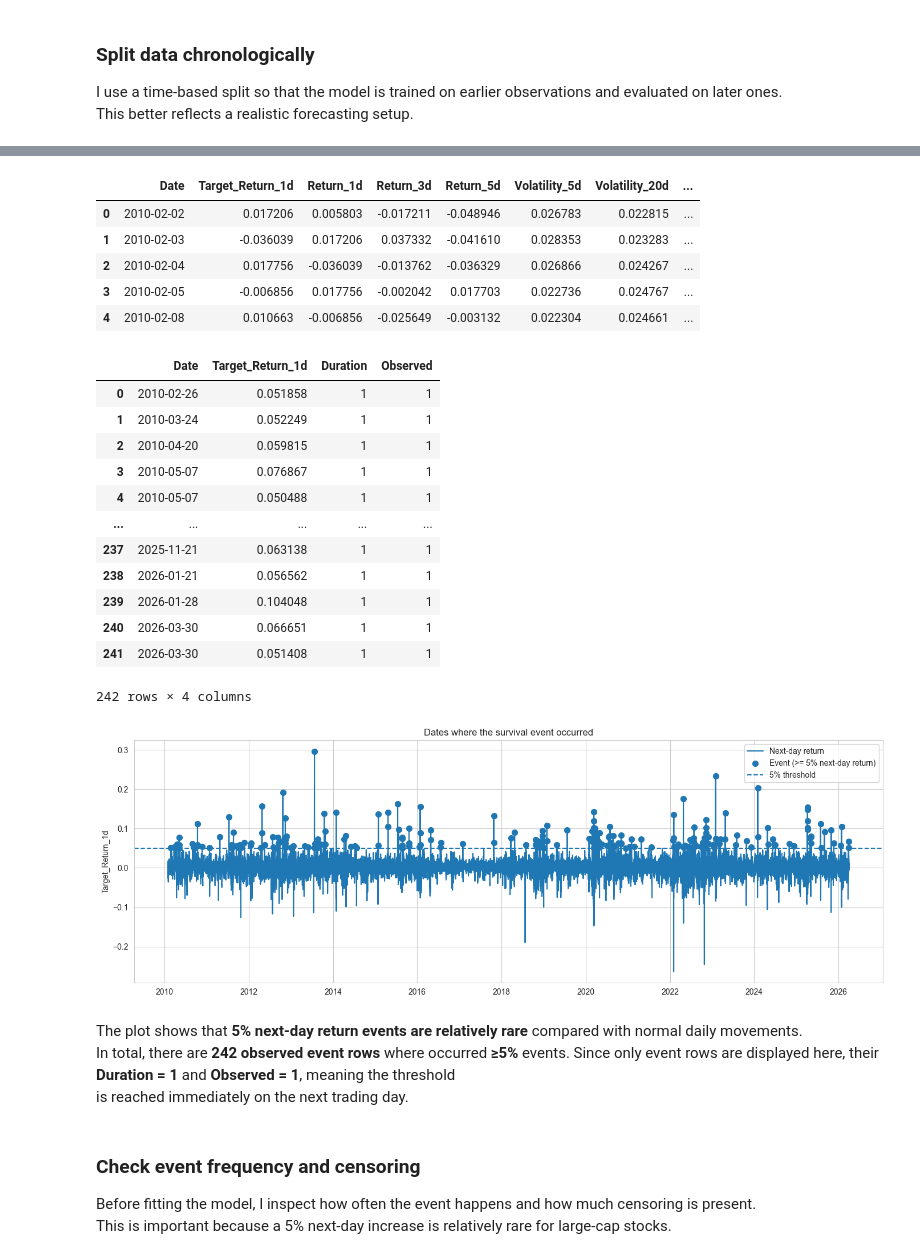
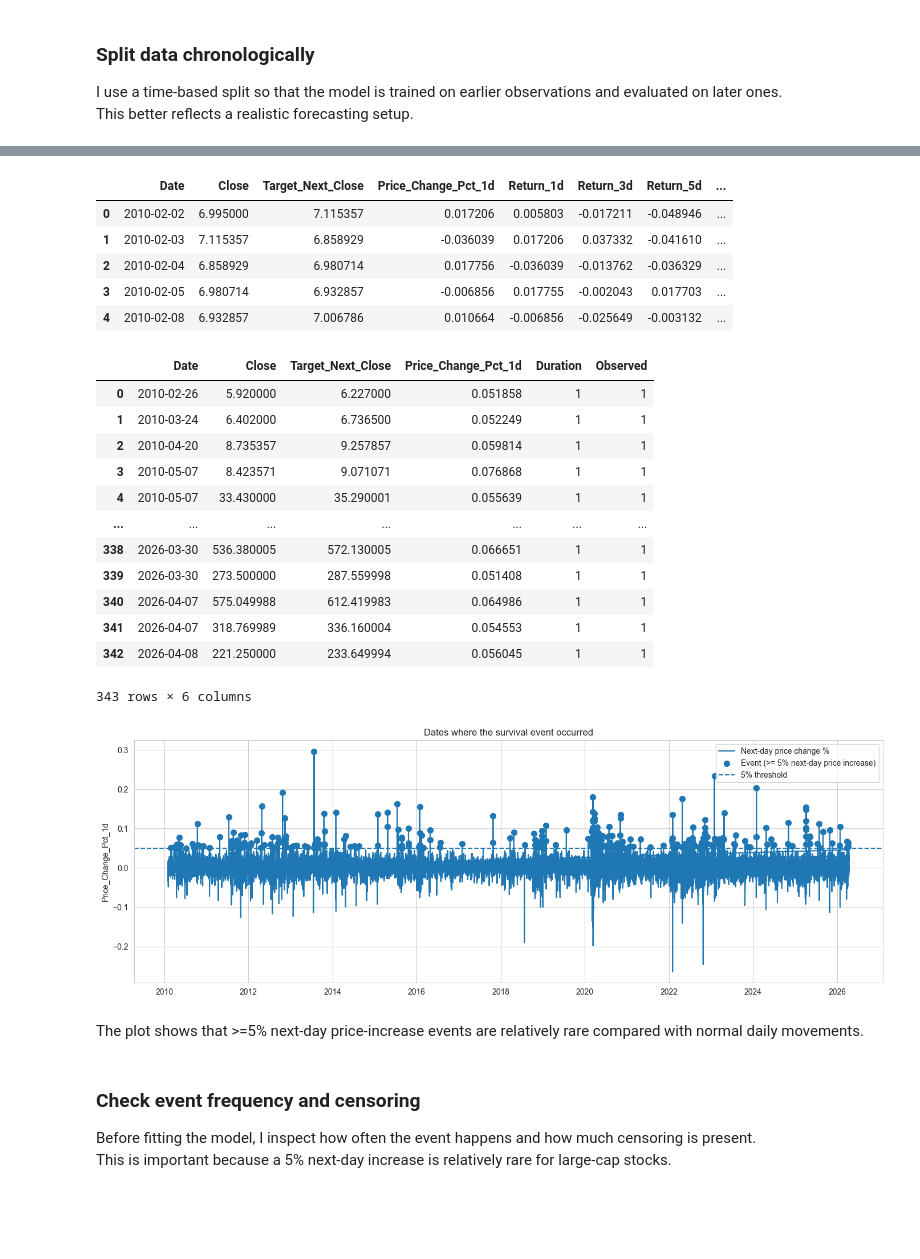
Before and after one commit to everyonehatesLin3lis/ts_project, a Jupyter notebook: 02_magic/03_models/03_survival.ipynb, the cells around one changed output, grey strips where cells are left out. Drawn from its saved outputs; the diff is of its cells as text; code cells hidden in the pictures; blank space fills up the shorter version.

```diff
--- a/02_magic/03_models/03_survival.ipynb
+++ b/02_magic/03_models/03_survival.ipynb
@@ -45,6 +46,9 @@ df_surv = df.copy()
 
 df_surv["Date"] = pd.to_datetime(df_surv["Date"])
 df_surv = df_surv.sort_values(["Ticker", "Date"]).reset_index(drop=True)
+
+df_surv["Target_Next_Close"] = df_surv.groupby("Ticker")["Close"].shift(-1)
+df_surv["Price_Change_Pct_1d"] = (df_surv["Target_Next_Close"] / df_surv["Close"]) - 1
 
 df_surv["Log_Volume"] = np.log1p(df_surv["Volume"])
 
@@ -60,10 +64,10 @@ numeric_features = [
 
 categorical_features = ["Ticker", "Weekday", "Month"]
 
-base_cols = ["Date", "Target_Return_1d"] + numeric_features + categorical_features
+base_cols = ["Date", "Close", "Target_Next_Close", "Price_Change_Pct_1d"] + numeric_features + categorical_features
 df_surv = df_surv[base_cols].copy()
 
-df_surv = df_surv.dropna(subset=numeric_features + ["Target_Return_1d"]).reset_index(drop=True)
+df_surv = df_surv.dropna(subset=numeric_features + ["Price_Change_Pct_1d", "Target_Next_Close", "Close"]).reset_index(drop=True)
 
 df_surv.head()
 # %% [output]
@@ -112,15 +110,15 @@ def build_survival_dataset(data, threshold=0.05):
     """
     Create survival targets for each ticker and keep the Ticker column.
 
-    Computes whether a 5% next-day return event occurs, how many trading days
-    remain until that event, and whether the event is observed or right-censored.
+    Computes whether a >=5% next-day price-increase event occurs, how many trading
+    days remain until that event, and whether the event is observed or right-censored.
     """
     def per_ticker(group):
         ticker = group.name
         g = group.sort_values("Date").copy()
         g["Ticker"] = ticker
 
-        event_now = (g["Target_Return_1d"] >= threshold).astype(int).to_numpy()
+        event_now = (g["Price_Change_Pct_1d"] >= threshold).astype(int).to_numpy()
         n = len(g)
 
         durations = np.zeros(n, dtype=int)
@@ -159,61 +157,59 @@ test_surv = build_survival_dataset(test_raw)
 
 full_surv.head()
 # %% [output]
-|  | Date | Target_Return_1d | Return_1d | Return_3d | Return_5d | Volatility_5d | Volatility_20d | ... |
-| 0 | 2010-02-02 | 0.017206 | 0.005803 | -0.017211 | -0.048946 | 0.026783 | 0.022815 | ... |
-| 1 | 2010-02-03 | -0.036039 | 0.017206 | 0.037332 | -0.041610 | 0.028353 | 0.023283 | ... |
-| 2 | 2010-02-04 | 0.017756 | -0.036039 | -0.013762 | -0.036329 | 0.026866 | 0.024267 | ... |
-| 3 | 2010-02-05 | -0.006856 | 0.017756 | -0.002042 | 0.017703 | 0.022736 | 0.024767 | ... |
-| 4 | 2010-02-08 | 0.010663 | -0.006856 | -0.025649 | -0.003132 | 0.022304 | 0.024661 | ... |
+|  | Date | Close | Target_Next_Close | Price_Change_Pct_1d | Return_1d | Return_3d | Return_5d | ... |
+| 0 | 2010-02-02 | 6.995000 | 7.115357 | 0.017206 | 0.005803 | -0.017211 | -0.048946 | ... |
+| 1 | 2010-02-03 | 7.115357 | 6.858929 | -0.036039 | 0.017206 | 0.037332 | -0.041610 | ... |
+| 2 | 2010-02-04 | 6.858929 | 6.980714 | 0.017756 | -0.036039 | -0.013762 | -0.036329 | ... |
+| 3 | 2010-02-05 | 6.980714 | 6.932857 | -0.006856 | 0.017755 | -0.002043 | 0.017703 | ... |
+| 4 | 2010-02-08 | 6.932857 | 7.006786 | 0.010664 | -0.006856 | -0.025649 | -0.003132 | ... |
 # %%
 event_df = full_surv.copy()
 
 event_df["Date"] = pd.to_datetime(event_df["Date"])
 
 events_only = event_df[event_df["Event_Next_5pct"] == 1].copy()
 
 display(
-    events_only[["Date", "Target_Return_1d", "Duration", "Observed"]]
+    events_only[["Date", "Close", "Target_Next_Close", "Price_Change_Pct_1d", "Duration", "Observed"]]
     .sort_values("Date")
     .reset_index(drop=True)
 )
 
 plt.figure(figsize=(14, 5))
-plt.plot(event_df["Date"], event_df["Target_Return_1d"], label="Next-day return")
+plt.plot(event_df["Date"], event_df["Price_Change_Pct_1d"], label="Next-day price change %")
 plt.scatter(
     events_only["Date"],
-    events_only["Target_Return_1d"],
+    events_only["Price_Change_Pct_1d"],
     s=50,
-    label="Event (>= 5% next-day return)"
+    label="Event (>= 5% next-day price increase)"
 )
 
 plt.axhline(0.05, linestyle="--", label="5% threshold")
 plt.title("Dates where the survival event occurred")
 plt.xlabel("")
-plt.ylabel("Target_Return_1d")
+plt.ylabel("Price_Change_Pct_1d")
 plt.legend()
 plt.tight_layout()
 plt.show()
 # %% [output]
-|  | Date | Target_Return_1d | Duration | Observed |
-| 0 | 2010-02-26 | 0.051858 | 1 | 1 |
-| 1 | 2010-03-24 | 0.052249 | 1 | 1 |
-| 2 | 2010-04-20 | 0.059815 | 1 | 1 |
-| 3 | 2010-05-07 | 0.076867 | 1 | 1 |
-| 4 | 2010-05-07 | 0.050488 | 1 | 1 |
-| ... | ... | ... | ... | ... |
-| 237 | 2025-11-21 | 0.063138 | 1 | 1 |
-| 238 | 2026-01-21 | 0.056562 | 1 | 1 |
-| 239 | 2026-01-28 | 0.104048 | 1 | 1 |
-| 240 | 2026-03-30 | 0.066651 | 1 | 1 |
-| 241 | 2026-03-30 | 0.051408 | 1 | 1 |
+|  | Date | Close | Target_Next_Close | Price_Change_Pct_1d | Duration | Observed |
+| 0 | 2010-02-26 | 5.920000 | 6.227000 | 0.051858 | 1 | 1 |
+| 1 | 2010-03-24 | 6.402000 | 6.736500 | 0.052249 | 1 | 1 |
+| 2 | 2010-04-20 | 8.735357 | 9.257857 | 0.059814 | 1 | 1 |
+| 3 | 2010-05-07 | 8.423571 | 9.071071 | 0.076868 | 1 | 1 |
+| 4 | 2010-05-07 | 33.430000 | 35.290001 | 0.055639 | 1 | 1 |
+| ... | ... | ... | ... | ... | ... | ... |
+| 338 | 2026-03-30 | 536.380005 | 572.130005 | 0.066651 | 1 | 1 |
+| 339 | 2026-03-30 | 273.500000 | 287.559998 | 0.051408 | 1 | 1 |
+| 340 | 2026-04-07 | 575.049988 | 612.419983 | 0.064986 | 1 | 1 |
+| 341 | 2026-04-07 | 318.769989 | 336.160004 | 0.054553 | 1 | 1 |
+| 342 | 2026-04-08 | 221.250000 | 233.649994 | 0.056045 | 1 | 1 |
-242 rows × 4 columns
+343 rows × 6 columns
-[figure, old version]
+[figure, new version]
 # %% [markdown]
-The plot shows that **5% next-day return events are relatively rare** compared with normal daily movements.
-In total, there are **242 observed event rows** where occurred **≥5%** events.
-Since only event rows are displayed here, their **Duration = 1** and **Observed = 1**, meaning the threshold\
-is reached immediately on the next trading day.
+The plot shows that >=5% next-day price-increase events are relatively rare compared
+with normal daily movements.
 # %% [markdown]
 ### Check event frequency and censoring
 
```
Also changed, not shown: parts of 20 cells of this notebook, 10 other files.
